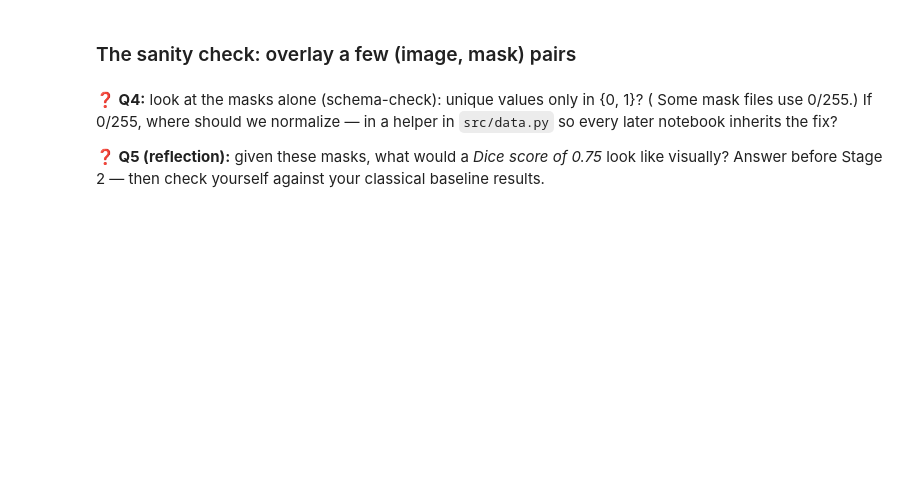
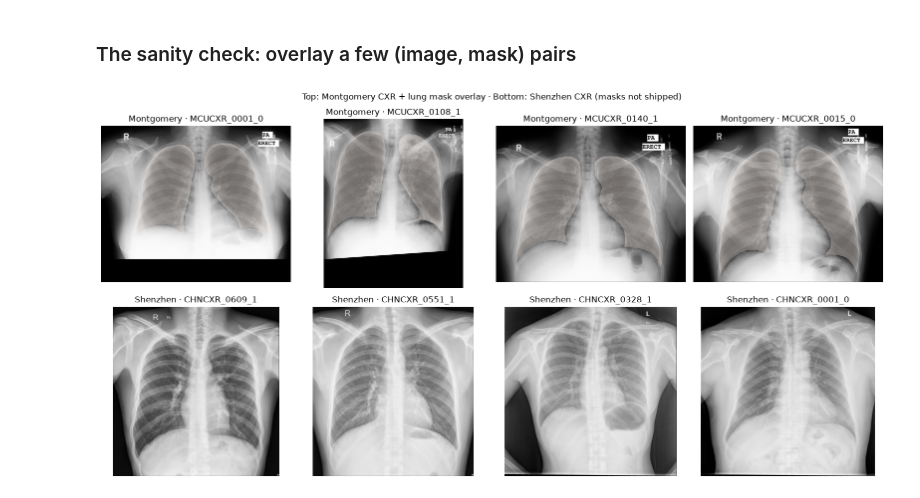
Before and after one commit to emmanuelkorir/cxr-lung-segmentation, a Jupyter notebook: notebooks/01_eda.ipynb, the cells around one changed output. Drawn from its saved outputs; the diff is of its cells as text; code cells hidden in the pictures; blank space fills up the shorter version.

```diff
--- a/notebooks/01_eda.ipynb
+++ b/notebooks/01_eda.ipynb
@@ -86,0 +148,19 @@ def load_grayscale(path: Path) -> np.ndarray:
+# %%
+def load_grayscale(path: Path) -> np.ndarray:
+    """Load an image or mask as float32 grayscale in [0, 1].
+
+    Handles the PNG-only Kaggle upload: 8-bit, 16-bit and RGB PNGs.
+    (DICOM needs the `pydicom` package, which is not a project dependency —
+    these datasets already ship pre-converted to PNG.)
+    """
+    if path.suffix.lower() == ".dcm":
+        raise ImportError("DICOM requires 'pydicom' — this dataset is PNG-only")
+
+    with Image.open(path) as im:
+        # 16-bit PNGs (PIL modes 'I'/'I;16') would be silently *clipped* by a
+        # direct 'L' cast, so keep their full range and rescale afterwards
+        mode = "I" if im.mode.startswith("I") else "L"
+        arr = np.asarray(im.convert(mode), dtype=np.float32)
+
+    # normalize to [0, 1] by observed bit depth: 8-bit ≤ 255, 16-bit ≤ 65535
+    return arr / 255.0 if arr.max() <= 255.0 else arr / 65535.0
@@ -94,5 +247,34 @@ def load_grayscale(path: Path) -> np.ndarray:
-# %% [markdown]
-**❓ Q4:** look at the masks alone (schema-check): unique values only in {0, 1}? (
-Some mask files use 0/255.) If 0/255, where should we normalize — in a helper in `src/data.py` so every later notebook inherits the fix?
-
-**❓ Q5 (reflection):** given these masks, what would a *Dice score of 0.75* look like visually? Answer before Stage 2 — then check yourself against your classical baseline results.
+# %%
+# The overlay sanity check — the single most important eyeball test before
+# training anything. Row 1: random Montgomery pairs with the whole-lung mask
+# (left ∪ right) tinted red. Row 2: random Shenzhen images, raw, because only
+# Montgomery ships masks in this upload — note how much *brighter* they look
+# (the stored-inversion convention the markdown cell above warns about).
+def show_pair(ax, img_path: Path, mask_paths=None) -> None:
+    """Plot one image in gray, then paint its lung mask semi-transparent red."""
+    img = load_grayscale(img_path)
+    ax.imshow(img, cmap="gray")
+    if mask_paths:
+        mask = np.maximum.reduce([load_grayscale(p) for p in mask_paths])
+        # masked array → pixels < 0.5 stay transparent, lung pixels get 'Reds'
+        ax.imshow(np.ma.masked_less(mask, 0.5), cmap="Reds", alpha=0.4)
+    ax.set_title(f"{dataset_name(img_path)} · {img_path.stem}")
+    ax.axis("off")
+
+mont = [(img, m) for img, m in pairs if dataset_name(img) == "Montgomery"]
+shen = [p for p in images if dataset_name(p) == "Shenzhen"]
+
+# seeded RNG from the first cell → every rerun shows the same samples
+mont_pick = [mont[i] for i in RNG.choice(len(mont), size=min(4, len(mont)), replace=False)]
+shen_pick = [shen[i] for i in RNG.choice(len(shen), size=min(4, len(shen)), replace=False)]
+
+fig, axes = plt.subplots(2, 4, figsize=(16, 8))
+for ax, (img_path, mask_paths) in zip(axes[0], mont_pick):  # row 1: with masks
+    show_pair(ax, img_path, mask_paths)
+for ax, img_path in zip(axes[1], shen_pick):               # row 2: raw only
+    show_pair(ax, img_path, mask_paths=None)
+fig.suptitle("Top: Montgomery CXR + lung mask overlay · Bottom: Shenzhen CXR (masks not shipped)")
+plt.tight_layout()
+plt.show()
+# %% [output]
+[figure, added]
```
Also changed, not shown: parts of 15 cells of this notebook.
